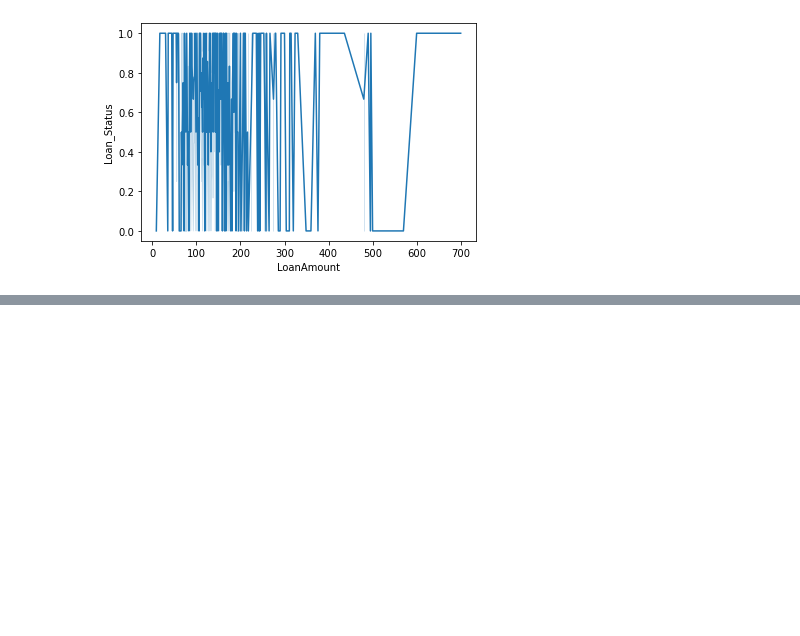
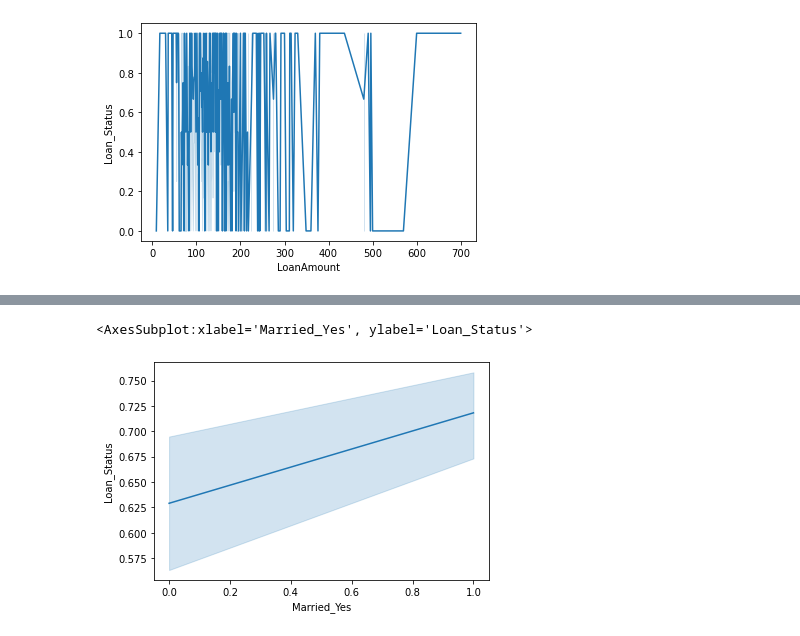
Before and after one commit to Amogh-Prabhu/Loan-Approval-System, a Jupyter notebook: normalization.ipynb, the cells around one changed output, grey strips where cells are left out. Drawn from its saved outputs; the diff is of its cells as text; code cells hidden in the pictures; blank space fills up the shorter version.

```diff
--- a/normalization.ipynb
+++ b/normalization.ipynb
@@ -110,3 +120,8 @@ sns.lineplot(x=X_train["LoanAmount"],y=Y_train)
+# %%
+sns.lineplot(x=X_train["Married_Yes"],y=Y_train)
+# %% [output]
+<AxesSubplot:xlabel='Married_Yes', ylabel='Loan_Status'>
+[figure, added]
 # %%
 pd.DataFrame(X_train.min()).transpose().to_csv('./data/normalmin.csv')
 pd.DataFrame(X_train.max()).transpose().to_csv('./data/normalmax.csv')
```
Also changed, not shown: parts of 2 cells of this notebook.
